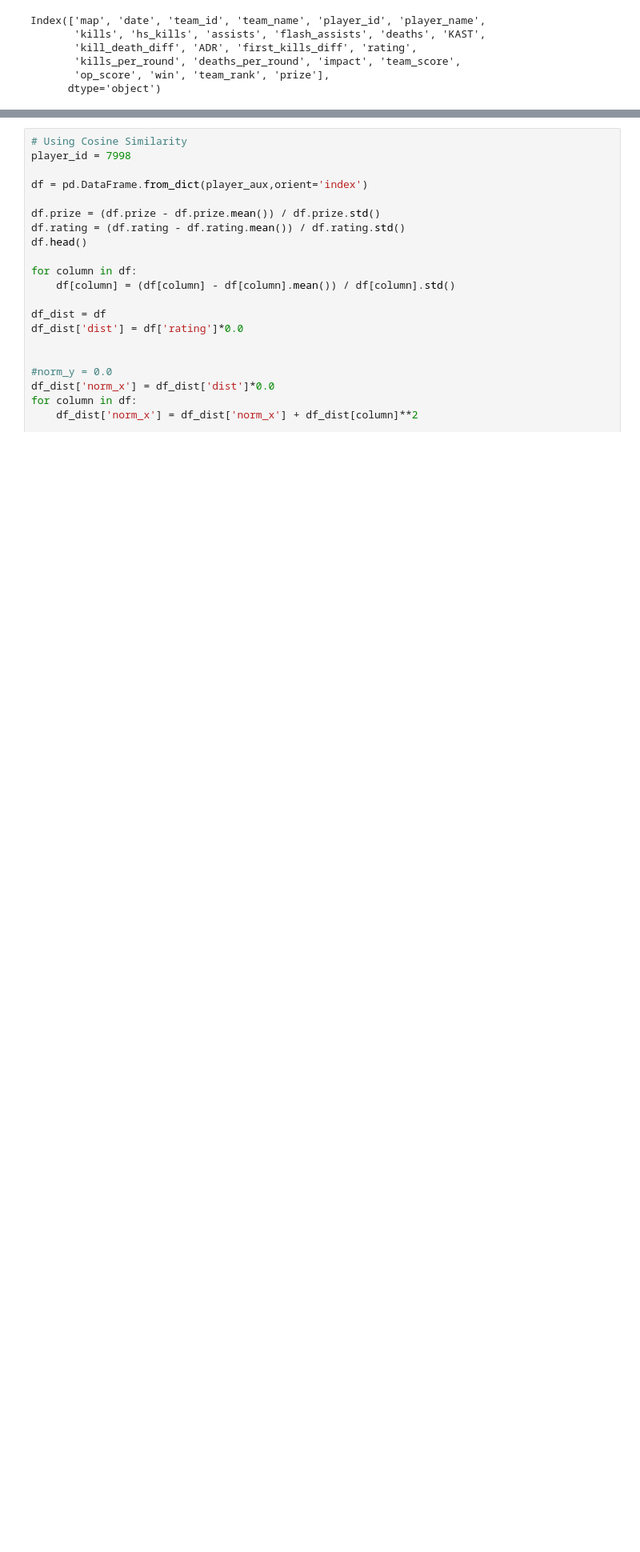
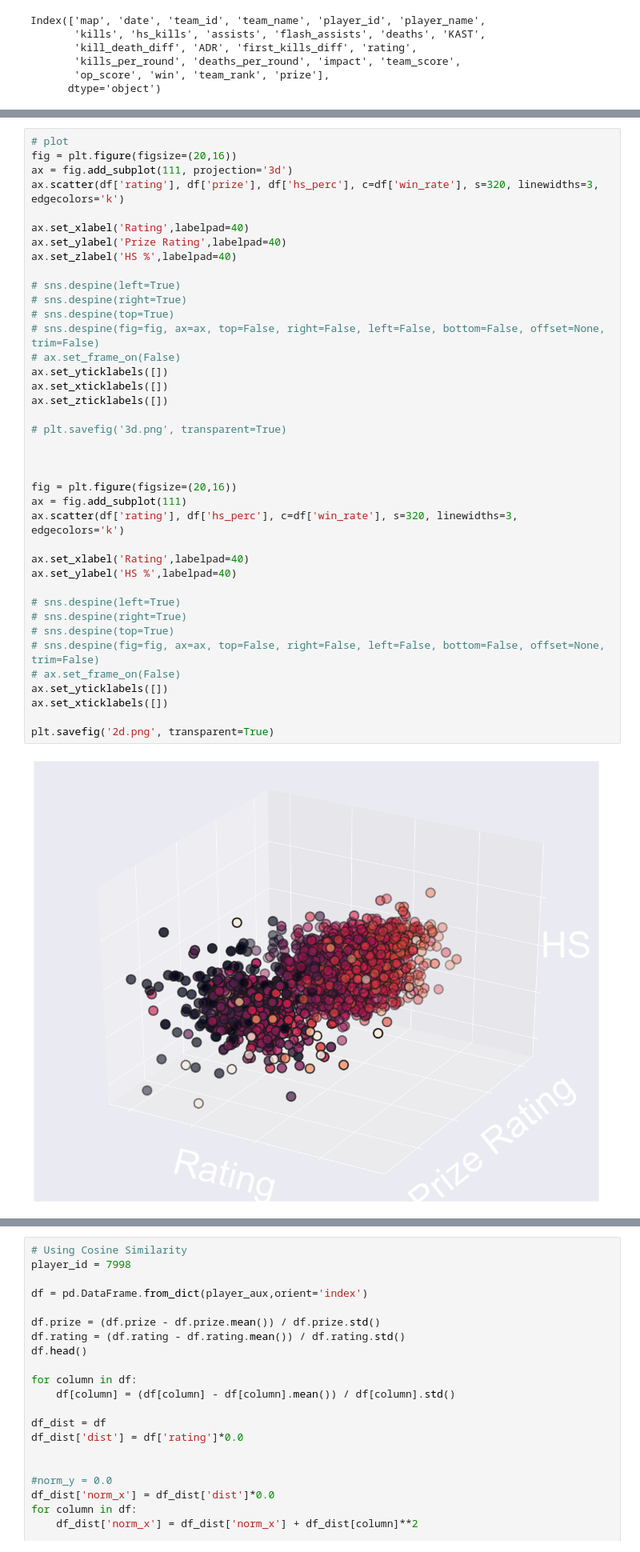
Before and after one commit to emmanuel-garza/insight-csgo, a Jupyter notebook: similarity_score.ipynb, the cells around one changed output, grey strips where cells are left out. Shown at 80% size. Saved outputs shown, nothing was run; the diff lists cells and outputs as text; blank space fills up the shorter version.

```diff
--- a/similarity_score.ipynb
+++ b/similarity_score.ipynb
@@ -142,0 +226,41 @@ sns.distplot(x,kde=False)
+# %%
+# plot
+fig = plt.figure(figsize=(20,16))
+ax = fig.add_subplot(111, projection='3d')
+ax.scatter(df['rating'], df['prize'], df['hs_perc'], c=df['win_rate'], s=320, linewidths=3, edgecolors='k')
+
+ax.set_xlabel('Rating',labelpad=40)
+ax.set_ylabel('Prize Rating',labelpad=40)
+ax.set_zlabel('HS %',labelpad=40)
+
+# sns.despine(left=True)
+# sns.despine(right=True)
+# sns.despine(top=True)
+# sns.despine(fig=fig, ax=ax, top=False, right=False, left=False, bottom=False, offset=None, trim=False)
+# ax.set_frame_on(False)
+ax.set_yticklabels([])
+ax.set_xticklabels([])
+ax.set_zticklabels([])
+
+# plt.savefig('3d.png', transparent=True)
+
+
+
+fig = plt.figure(figsize=(20,16))
+ax = fig.add_subplot(111)
+ax.scatter(df['rating'], df['hs_perc'], c=df['win_rate'], s=320, linewidths=3, edgecolors='k')
+
+ax.set_xlabel('Rating',labelpad=40)
+ax.set_ylabel('HS %',labelpad=40)
+
+# sns.despine(left=True)
+# sns.despine(right=True)
+# sns.despine(top=True)
+# sns.despine(fig=fig, ax=ax, top=False, right=False, left=False, bottom=False, offset=None, trim=False)
+# ax.set_frame_on(False)
+ax.set_yticklabels([])
+ax.set_xticklabels([])
+
+plt.savefig('2d.png', transparent=True)
+# %% [output]
+[figure, added]
```
Also changed, not shown: parts of 9 cells of this notebook, 2 other files.
